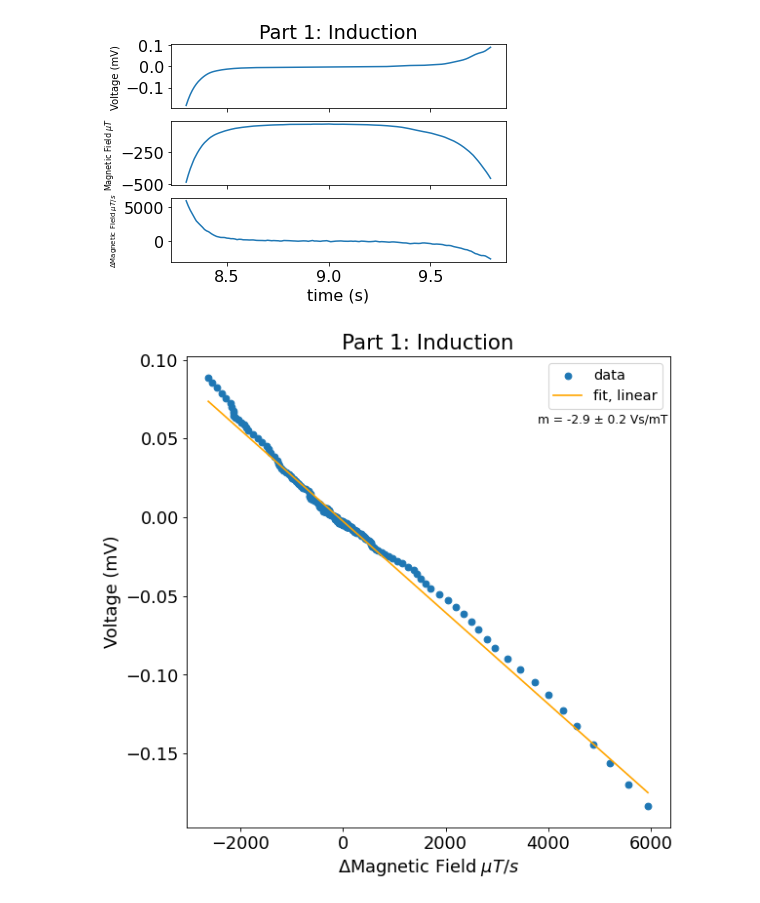
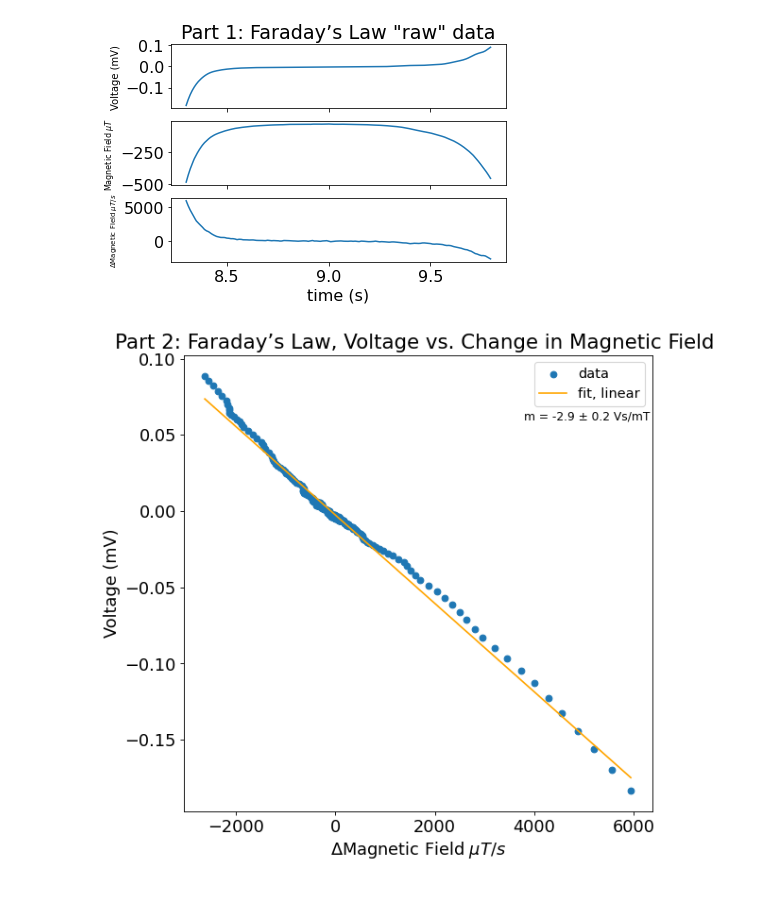
Before and after one commit to matthew-ding/physics5bl, a Jupyter notebook: Lab12/Lab12 Part2.ipynb, the cells around one changed output. Drawn from its saved outputs; the diff is of its cells as text; code cells hidden in the pictures.

Commit message:
Fixed part2 titles

```diff
--- a/Lab12/Lab12 Part2.ipynb
+++ b/Lab12/Lab12 Part2.ipynb
@@ -34,7 +34,7 @@ mV = mV_interp(time)
 f, axarr = plt.subplots(3, sharex=True)
 # plt.xlim(start_time, stop_time)
 axarr[0].plot(time, mV)
-axarr[0].set_title('Part 1: Induction')
+axarr[0].set_title('Part 2: Faraday’s Law "raw" data')
 axarr[0].set_ylabel('Voltage (mV)', fontsize=10)
 axarr[1].plot(time, Bz)
 axarr[1].set_ylabel(r'Magnetic Field $\mu T$', fontsize=8)
@@ -43,7 +43,7 @@ axarr[2].set_xlabel('time (s)')
 axarr[2].set_ylabel(r'$\Delta$Magnetic Field $\mu T / s$', fontsize=7)
 plt.show()
 # %% [output]
-[figure, old version]
+[figure, new version]
 # %%
 def f_lin(x, m, b):
     return m * x + b
@@ -59,20 +59,20 @@ mV_pred = f_lin(dBz, m, b)
 # %%
 # Best-fit plots
 
 # Sets figure size etc.
 fig1=plt.figure(figsize=(8, 8), dpi= 80, facecolor='w', edgecolor='k')
 plt.rcParams.update({'font.size': '16'})
 
 # Data and fit
 plt.scatter(dBz, mV, label='data')
 plt.plot(dBz, mV_pred, color='orange', label=r'fit, linear')
 
 # Axes label and title
-plt.title("Part 1: Induction")
+plt.title("Part 2: Faraday’s Law, Voltage vs. Change in Magnetic Field ")
 plt.xlabel(r'$\Delta$Magnetic Field $\mu T / s$')
 plt.ylabel("Voltage (mV)")
 plt.text(3800,0.06, 'm = -2.9 ± 0.2 Vs/mT', fontsize=11)
 plt.legend(loc='upper right', prop={'size': 13})
 plt.show()
 # %% [output]
-[figure, old version]
+[figure, new version]
```
Also changed, not shown: 2 other files.
